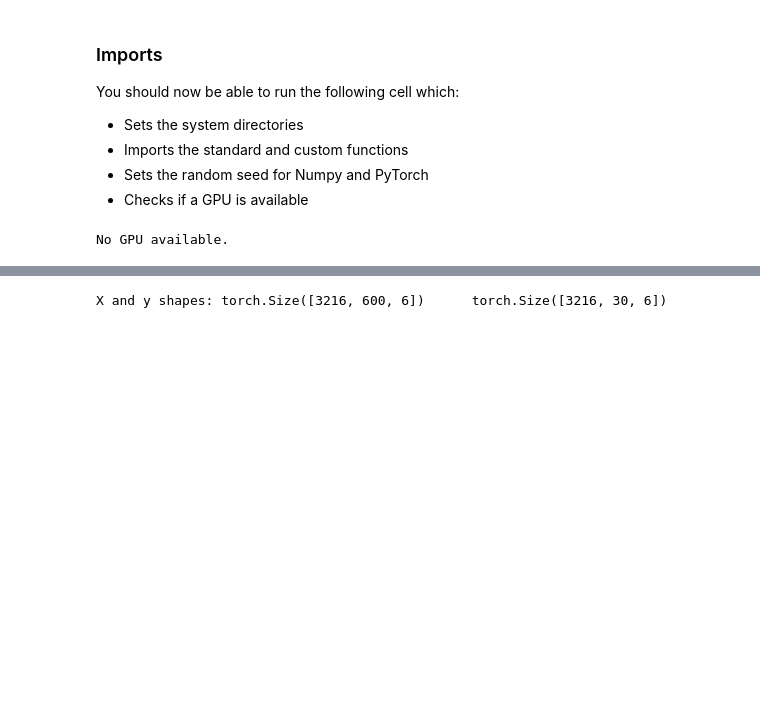
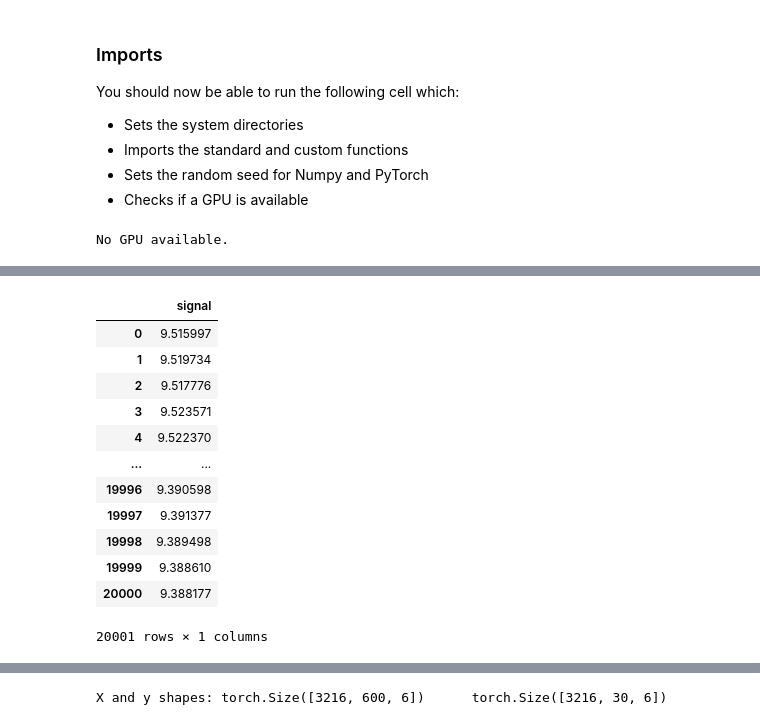
Before and after one commit to ai4er-cdt/earthquake-predictability, a Jupyter notebook: notebooks/AI4ER GTC - Slow Earthquake Time Series Forecasting.ipynb, the cells around one changed output, grey strips where cells are left out. Cells and saved outputs as stored; diff of their text form; code cells hidden in the pictures; blank space fills up the shorter version.

```diff
--- a/notebooks/AI4ER GTC - Slow Earthquake Time Series Forecasting.ipynb
+++ b/notebooks/AI4ER GTC - Slow Earthquake Time Series Forecasting.ipynb
@@ -219,0 +191,31 @@ def create_features(df):
+# %%
+# Define smoothing window and downsampling factor for each experiment (must be integers)
+settings = {
+    "cascadia": {"smoothing_window": 10, "downsampling_factor": 1},
+    "p4679": {"smoothing_window": 20, "downsampling_factor": 13},
+    "p4581": {"smoothing_window": 26, "downsampling_factor": 26},
+    "b726": {"smoothing_window": 1, "downsampling_factor": 1},
+    "b698": {"smoothing_window": 2, "downsampling_factor": 2},
+    "i417": {"smoothing_window": 2, "downsampling_factor": 2},
+    "sim_b726": {"smoothing_window": 1, "downsampling_factor": 1},
+    "sim_b698": {"smoothing_window": 2, "downsampling_factor": 2},
+    "sim_i417": {"smoothing_window": 2, "downsampling_factor": 2},
+}
+
+df_filtered = moving_average_causal_filter(df, **settings[exp])
+
+df_filtered
+# %% [output]
+|  | signal |
+| 0 | 9.515997 |
+| 1 | 9.519734 |
+| 2 | 9.517776 |
+| 3 | 9.523571 |
+| 4 | 9.522370 |
+| ... | ... |
+| 19996 | 9.390598 |
+| 19997 | 9.391377 |
+| 19998 | 9.389498 |
+| 19999 | 9.388610 |
+| 20000 | 9.388177 |
+20001 rows × 1 columns
```
Also changed, not shown: parts of 13 cells of this notebook, 1 other file.
